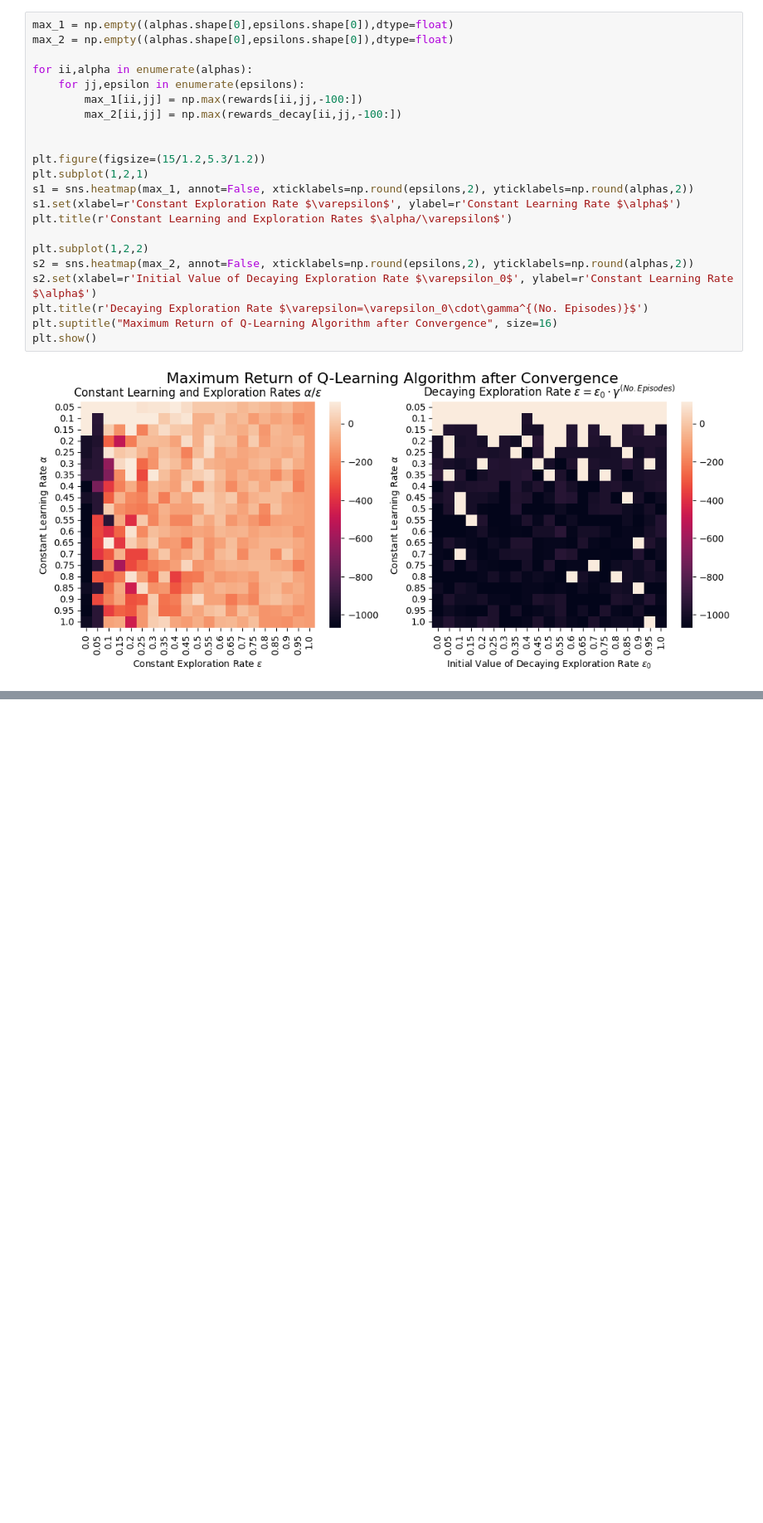
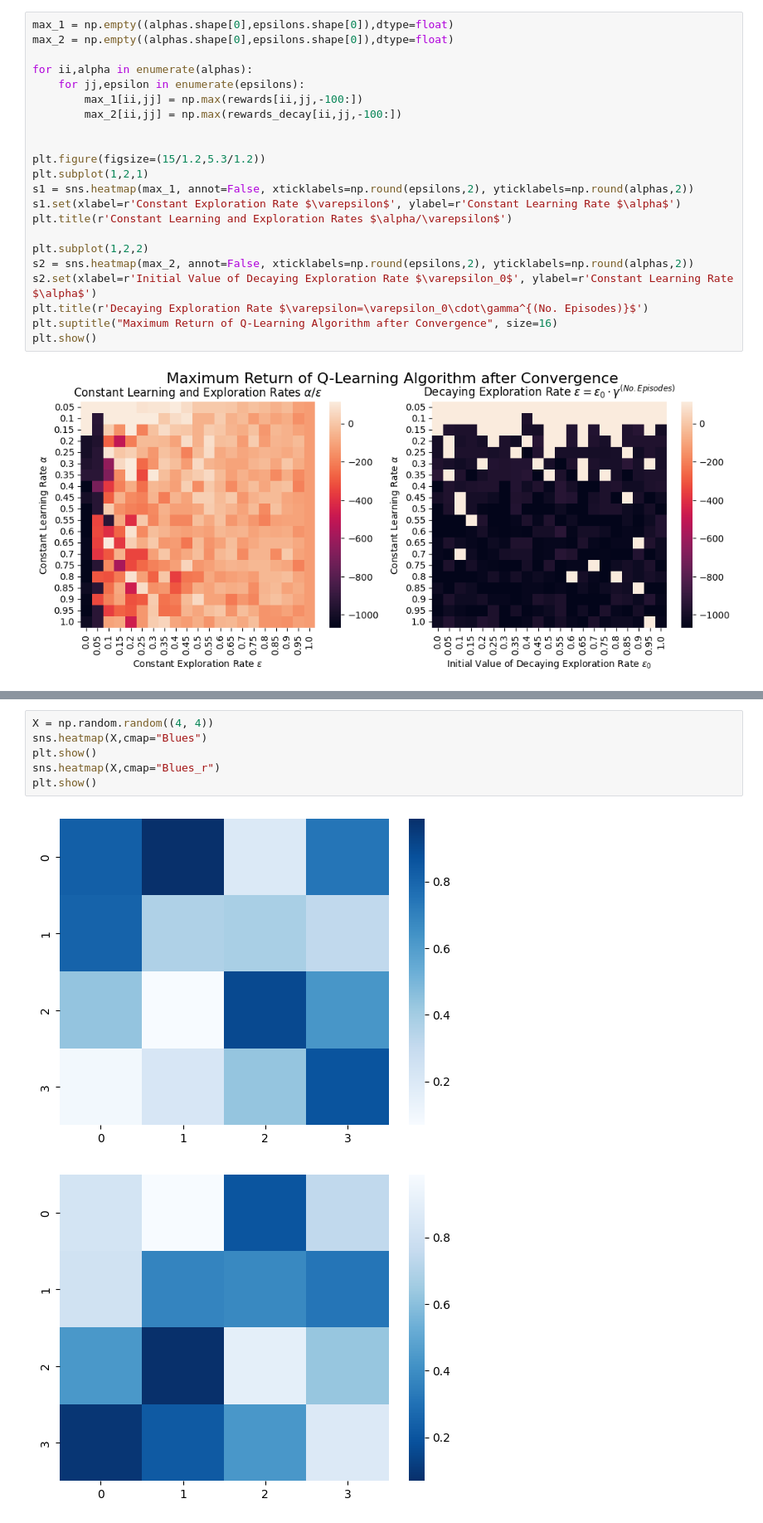
Before and after one commit to Bakeey/rl_gridworld, a Jupyter notebook: dataviz.ipynb, the cells around one changed output, grey strips where cells are left out. Shown at 83% size. Saved outputs shown, nothing was run; the diff lists cells and outputs as text; blank space fills up the shorter version.

```diff
--- a/dataviz.ipynb
+++ b/dataviz.ipynb
@@ -102,0 +122,9 @@ plt.show()
+# %%
+X = np.random.random((4, 4))
+sns.heatmap(X,cmap="Blues")
+plt.show()
+sns.heatmap(X,cmap="Blues_r")
+plt.show()
+# %% [output]
+[figure, added]
+[figure, added]
```
Also changed, not shown: parts of 5 cells of this notebook, 12 other files.
